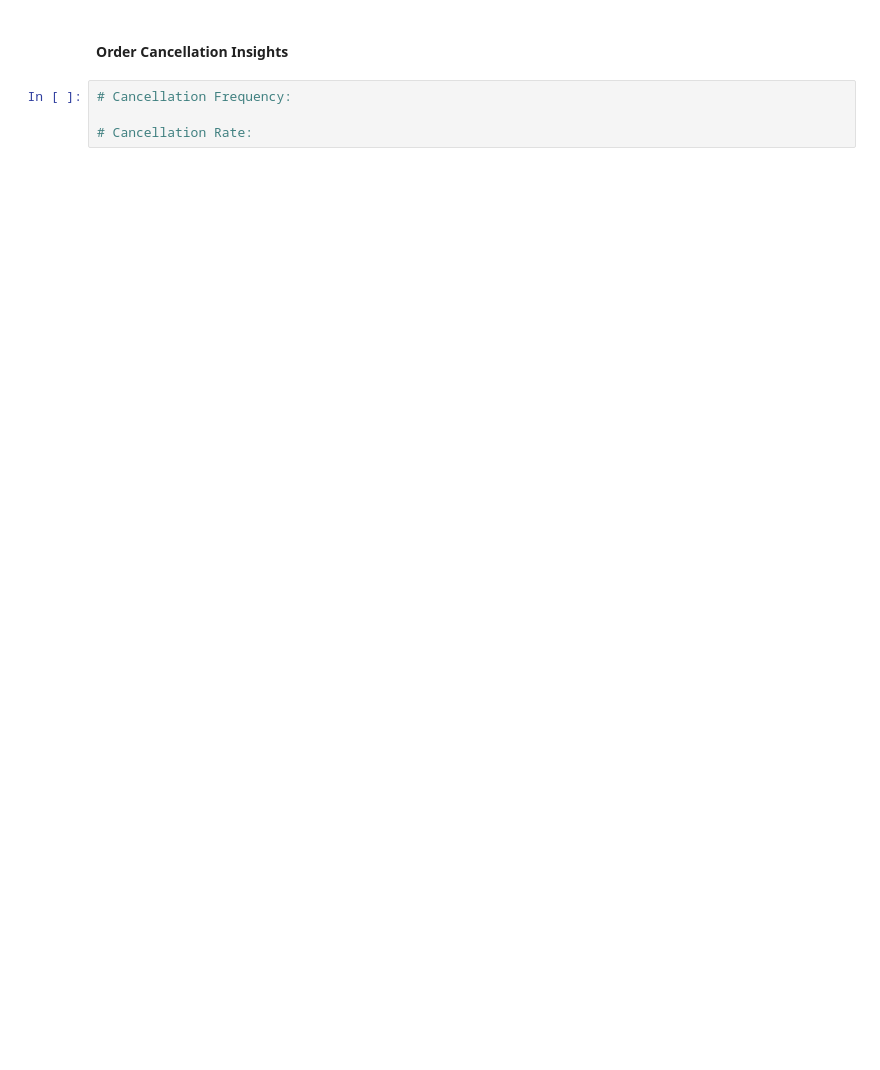
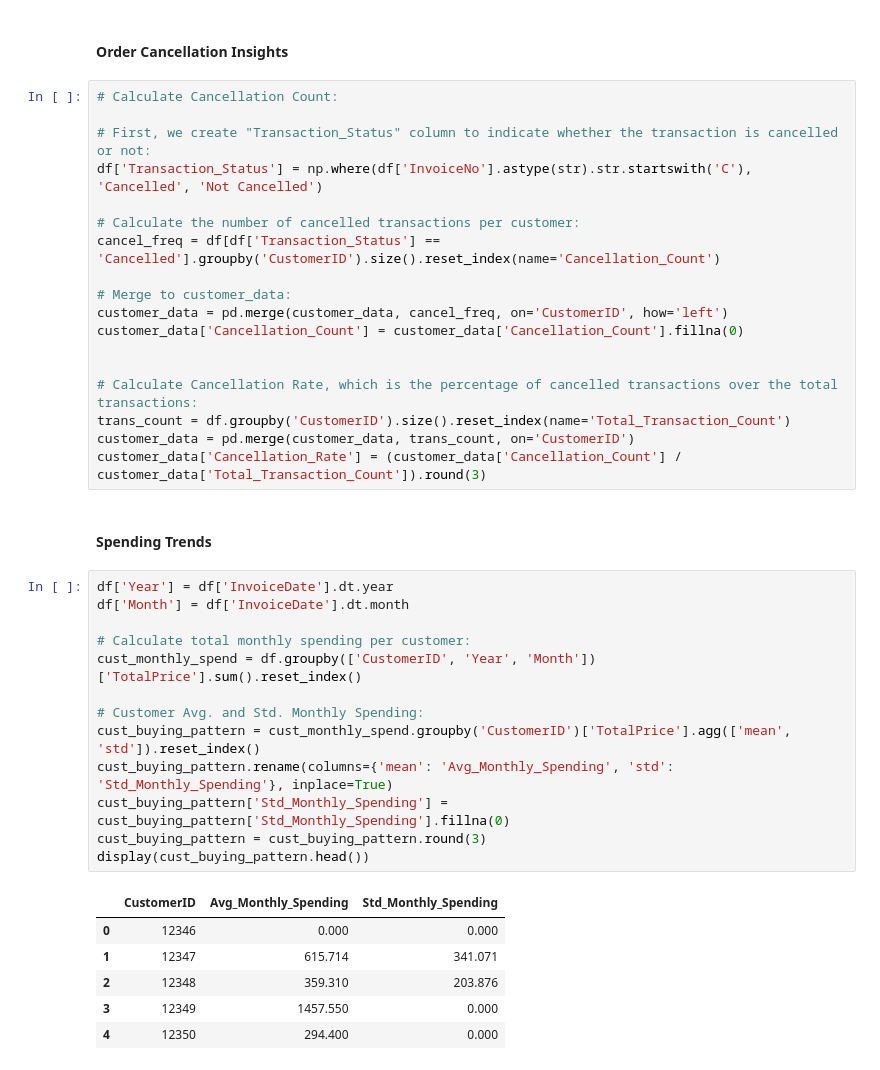
Before and after one commit to analytics-portfolio/Customer-Profiling-Segmentation-E-Commerce, a Jupyter notebook: notebooks/feature_engineering.ipynb, the cells around one changed output. Drawn from its saved outputs; the diff is of its cells as text; blank space fills up the shorter version.

```diff
--- a/notebooks/feature_engineering.ipynb
+++ b/notebooks/feature_engineering.ipynb
@@ -214,6 +246,42 @@ customer_data
 # %% [markdown]
 #### Order Cancellation Insights
-# %%
-# Cancellation Frequency:
-
-# Cancellation Rate:
+# %%
+# Calculate Cancellation Count:
+
+# First, we create "Transaction_Status" column to indicate whether the transaction is cancelled or not:
+df['Transaction_Status'] = np.where(df['InvoiceNo'].astype(str).str.startswith('C'), 'Cancelled', 'Not Cancelled')
+
+# Calculate the number of cancelled transactions per customer:
+cancel_freq = df[df['Transaction_Status'] == 'Cancelled'].groupby('CustomerID').size().reset_index(name='Cancellation_Count')
+
+# Merge to customer_data:
+customer_data = pd.merge(customer_data, cancel_freq, on='CustomerID', how='left')
+customer_data['Cancellation_Count'] = customer_data['Cancellation_Count'].fillna(0)
+
+
+# Calculate Cancellation Rate, which is the percentage of cancelled transactions over the total transactions:
+trans_count = df.groupby('CustomerID').size().reset_index(name='Total_Transaction_Count')
+customer_data = pd.merge(customer_data, trans_count, on='CustomerID')
+customer_data['Cancellation_Rate'] = (customer_data['Cancellation_Count'] / customer_data['Total_Transaction_Count']).round(3)
+# %% [markdown]
+#### Spending Trends
+# %%
+df['Year'] = df['InvoiceDate'].dt.year
+df['Month'] = df['InvoiceDate'].dt.month
+
+# Calculate total monthly spending per customer:
+cust_monthly_spend = df.groupby(['CustomerID', 'Year', 'Month'])['TotalPrice'].sum().reset_index()
+
+# Customer Avg. and Std. Monthly Spending:
+cust_buying_pattern = cust_monthly_spend.groupby('CustomerID')['TotalPrice'].agg(['mean', 'std']).reset_index()
+cust_buying_pattern.rename(columns={'mean': 'Avg_Monthly_Spending', 'std': 'Std_Monthly_Spending'}, inplace=True)
+cust_buying_pattern['Std_Monthly_Spending'] = cust_buying_pattern['Std_Monthly_Spending'].fillna(0)
+cust_buying_pattern = cust_buying_pattern.round(3)
+display(cust_buying_pattern.head())
+# %% [output]
+|  | CustomerID | Avg_Monthly_Spending | Std_Monthly_Spending |
+| 0 | 12346 | 0.000 | 0.000 |
+| 1 | 12347 | 615.714 | 341.071 |
+| 2 | 12348 | 359.310 | 203.876 |
+| 3 | 12349 | 1457.550 | 0.000 |
+| 4 | 12350 | 294.400 | 0.000 |
```
Also changed, not shown: parts of 8 cells of this notebook, 5 other files.
